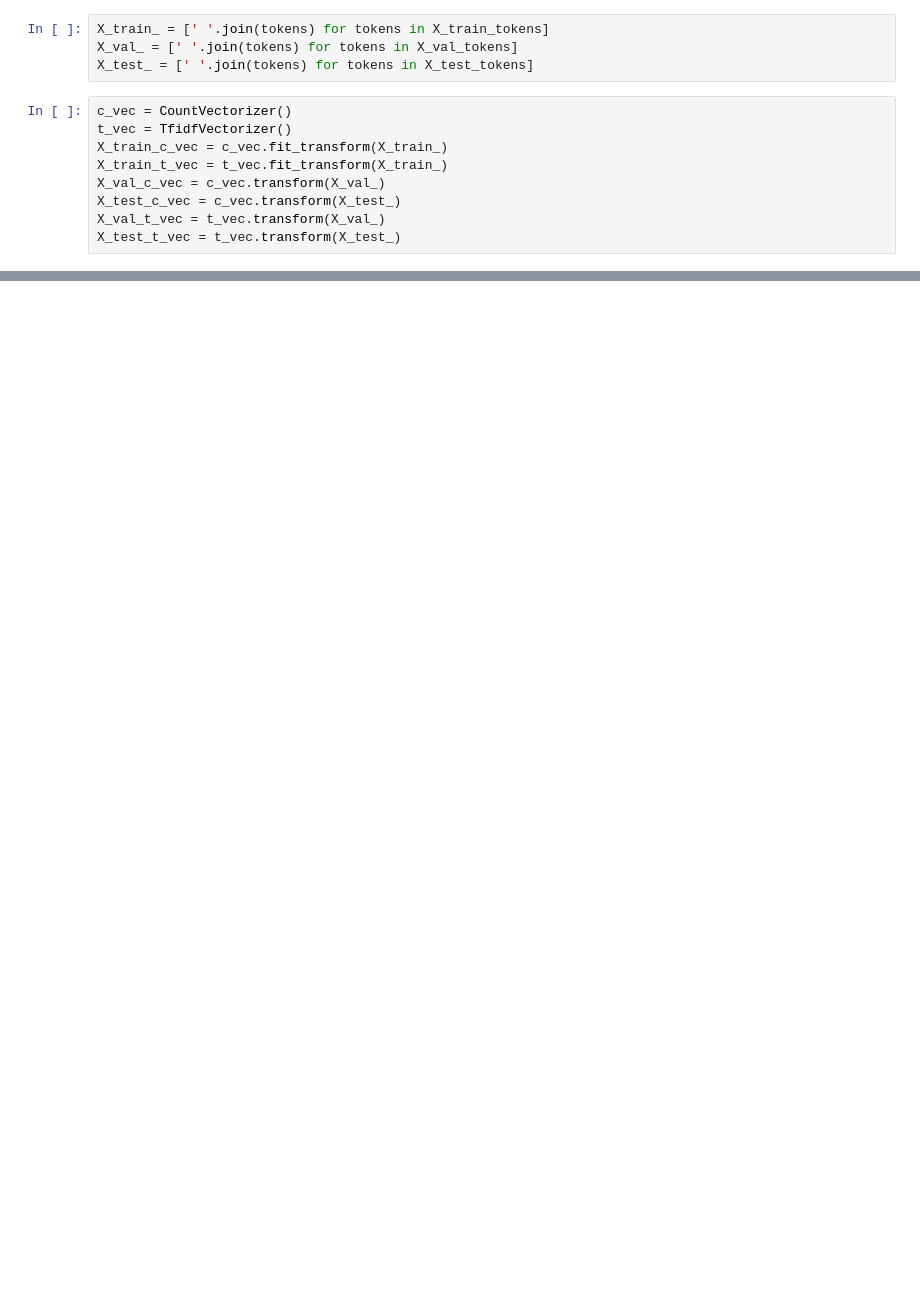
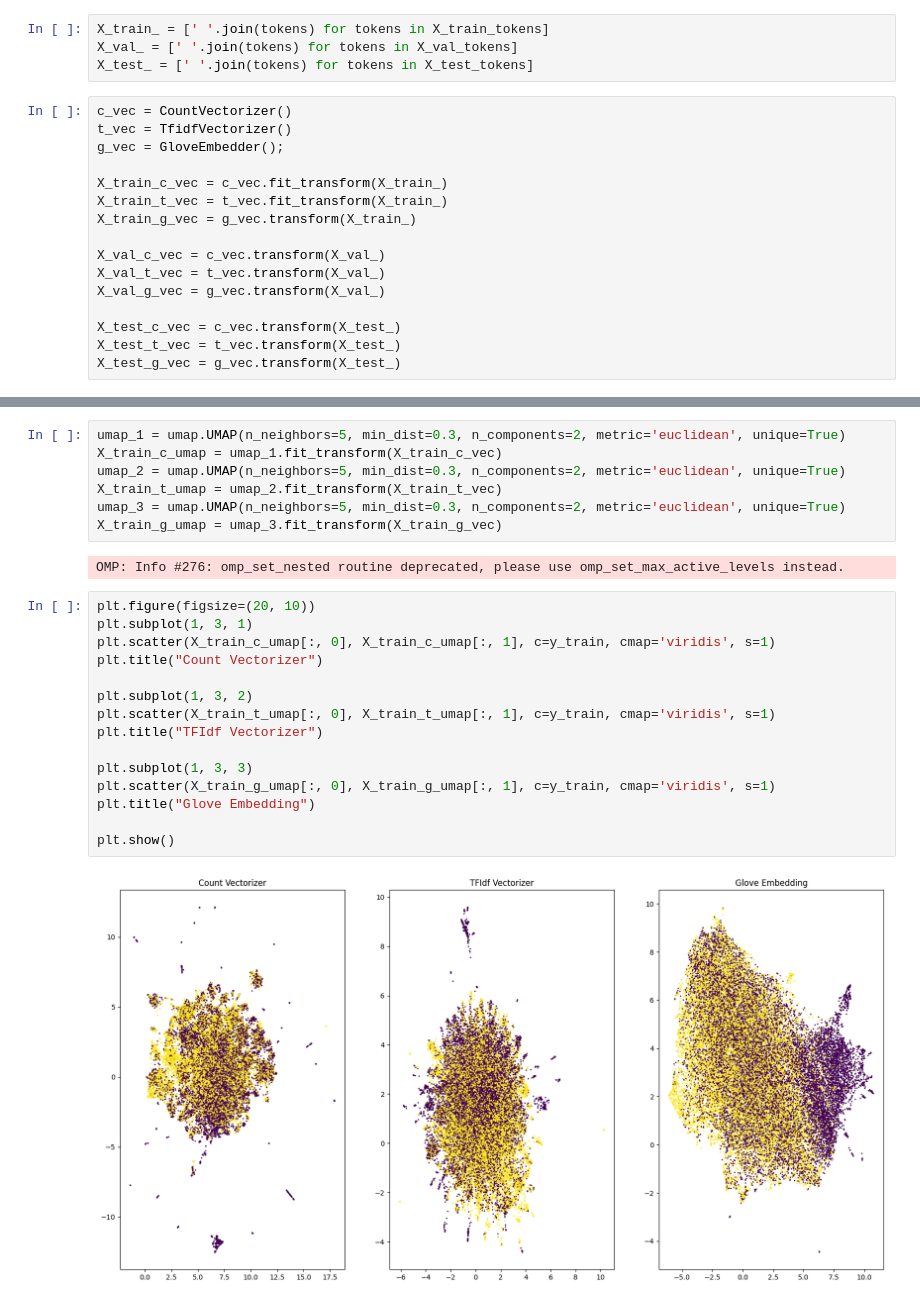
Before and after one commit to jlohunecke/CIL_sentiment_classification, a Jupyter notebook: code/sentiment_classification.ipynb, the cells around one changed output, grey strips where cells are left out. Cells and saved outputs as stored; diff of their text form; blank space fills up the shorter version.

```diff
--- a/code/sentiment_classification.ipynb
+++ b/code/sentiment_classification.ipynb
@@ -23,9 +93,16 @@ X_test_ = [' '.join(tokens) for tokens in X_test_tokens]
 # %%
 c_vec = CountVectorizer()
 t_vec = TfidfVectorizer()
+g_vec = GloveEmbedder();
+
 X_train_c_vec = c_vec.fit_transform(X_train_)
 X_train_t_vec = t_vec.fit_transform(X_train_)
+X_train_g_vec = g_vec.transform(X_train_)
+
 X_val_c_vec = c_vec.transform(X_val_)
+X_val_t_vec = t_vec.transform(X_val_)
+X_val_g_vec = g_vec.transform(X_val_)
+
 X_test_c_vec = c_vec.transform(X_test_)
-X_val_t_vec = t_vec.transform(X_val_)
 X_test_t_vec = t_vec.transform(X_test_)
+X_test_g_vec = g_vec.transform(X_test_)
@@ -31,0 +130,26 @@ X_test_t_vec = t_vec.transform(X_test_)
+# %%
+umap_1 = umap.UMAP(n_neighbors=5, min_dist=0.3, n_components=2, metric='euclidean', unique=True)
+X_train_c_umap = umap_1.fit_transform(X_train_c_vec)
+umap_2 = umap.UMAP(n_neighbors=5, min_dist=0.3, n_components=2, metric='euclidean', unique=True)
+X_train_t_umap = umap_2.fit_transform(X_train_t_vec)
+umap_3 = umap.UMAP(n_neighbors=5, min_dist=0.3, n_components=2, metric='euclidean', unique=True)
+X_train_g_umap = umap_3.fit_transform(X_train_g_vec)
+# %% [output]
+OMP: Info #276: omp_set_nested routine deprecated, please use omp_set_max_active_levels instead.
+# %%
+plt.figure(figsize=(20, 10))
+plt.subplot(1, 3, 1)
+plt.scatter(X_train_c_umap[:, 0], X_train_c_umap[:, 1], c=y_train, cmap='viridis', s=1)
+plt.title("Count Vectorizer")
+
+plt.subplot(1, 3, 2)
+plt.scatter(X_train_t_umap[:, 0], X_train_t_umap[:, 1], c=y_train, cmap='viridis', s=1)
+plt.title("TFIdf Vectorizer")
+
+plt.subplot(1, 3, 3)
+plt.scatter(X_train_g_umap[:, 0], X_train_g_umap[:, 1], c=y_train, cmap='viridis', s=1)
+plt.title("Glove Embedding")
+
+plt.show()
+# %% [output]
+[figure, added]
```
Also changed, not shown: parts of 28 cells of this notebook, 3 other files.
